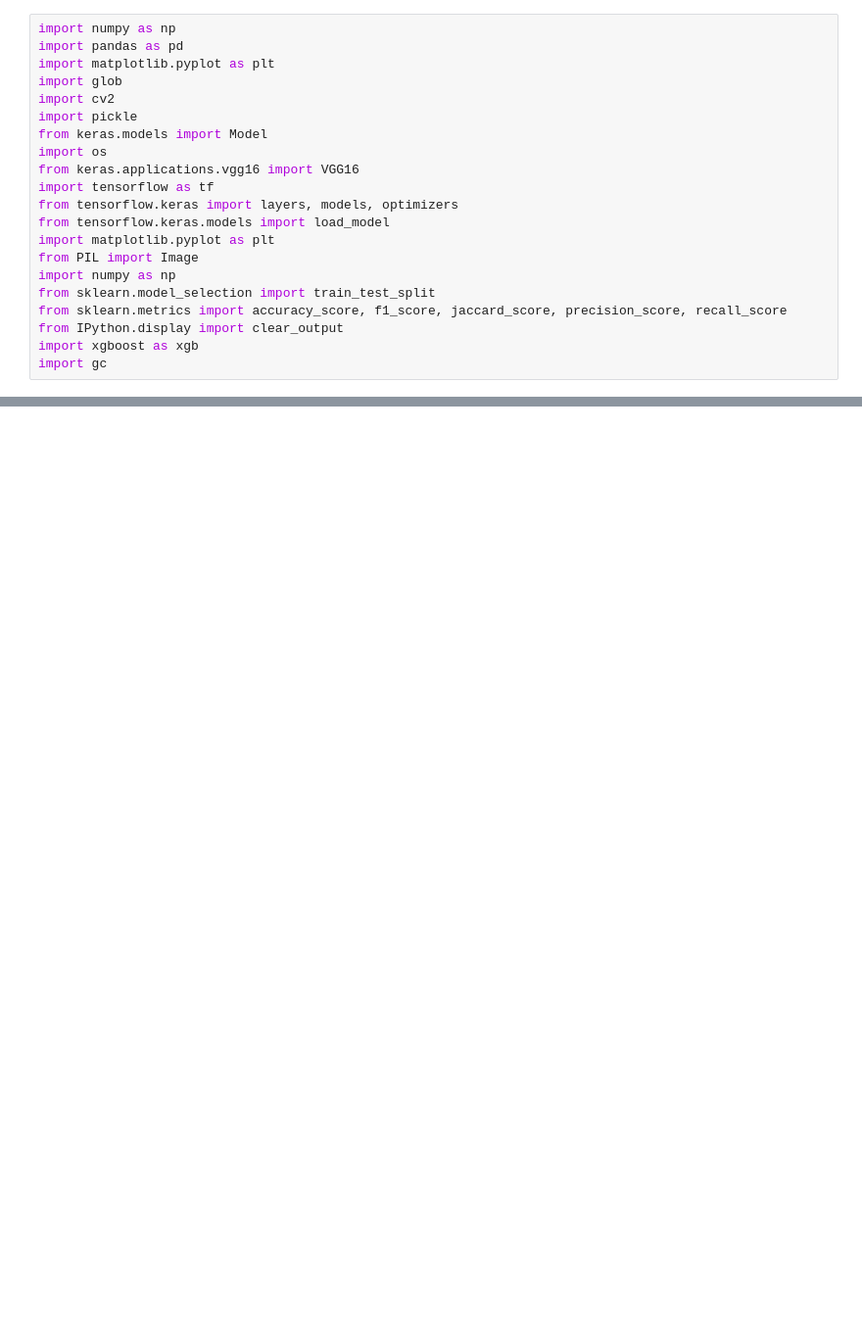
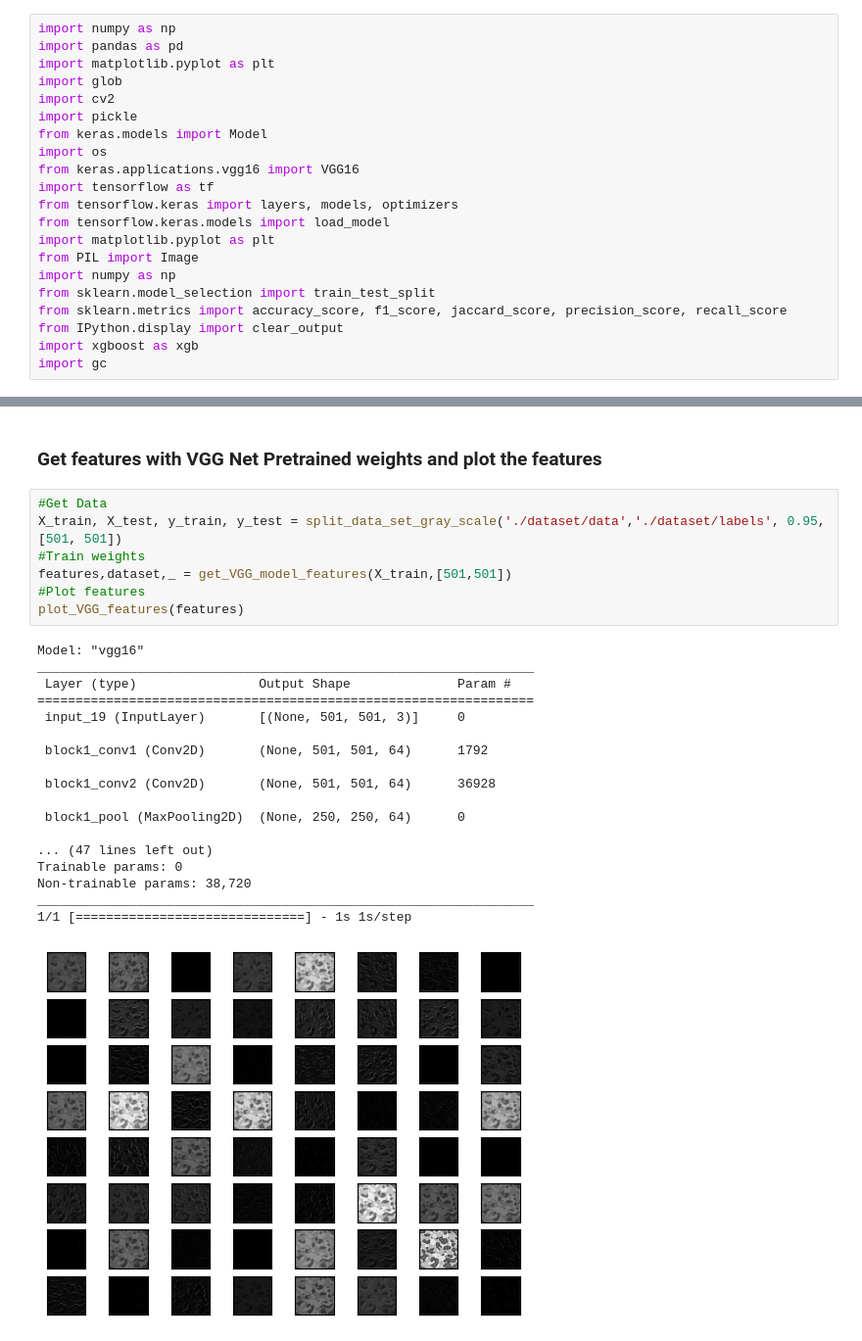
Before and after one commit to davidschep/xray-segmentation, a Jupyter notebook: VGG16ModelCreation.ipynb, the cells around one changed output, grey strips where cells are left out. Shown: that part at 98% size. Saved outputs shown, nothing was run; the diff lists cells and outputs as text; blank space fills up the shorter version.

Commit message:
refactor and setup of new data

```diff
--- a/VGG16ModelCreation.ipynb
+++ b/VGG16ModelCreation.ipynb
@@ -102,0 +90,28 @@ dataset['Label'] = Y
+# %% [markdown]
+<h3>Get features with VGG Net Pretrained weights and plot the features</h3>
+# %%
+#Get Data
+X_train, X_test, y_train, y_test = split_data_set_gray_scale('./dataset/data','./dataset/labels', 0.95, [501, 501])
+#Train weights
+features,dataset,_ = get_VGG_model_features(X_train,[501,501])
+#Plot features
+plot_VGG_features(features)
+# %% [output]
+Model: "vgg16"
+_________________________________________________________________
+ Layer (type)                Output Shape              Param #
+=================================================================
+ input_19 (InputLayer)       [(None, 501, 501, 3)]     0
+
+ block1_conv1 (Conv2D)       (None, 501, 501, 64)      1792
+
+ block1_conv2 (Conv2D)       (None, 501, 501, 64)      36928
+
+ block1_pool (MaxPooling2D)  (None, 250, 250, 64)      0
+
+... (47 lines left out)
+Trainable params: 0
+Non-trainable params: 38,720
+_________________________________________________________________
+1/1 [==============================] - 1s 1s/step
+[figure, added]
```
Also changed, not shown: parts of 26 cells of this notebook, 1 other file.
